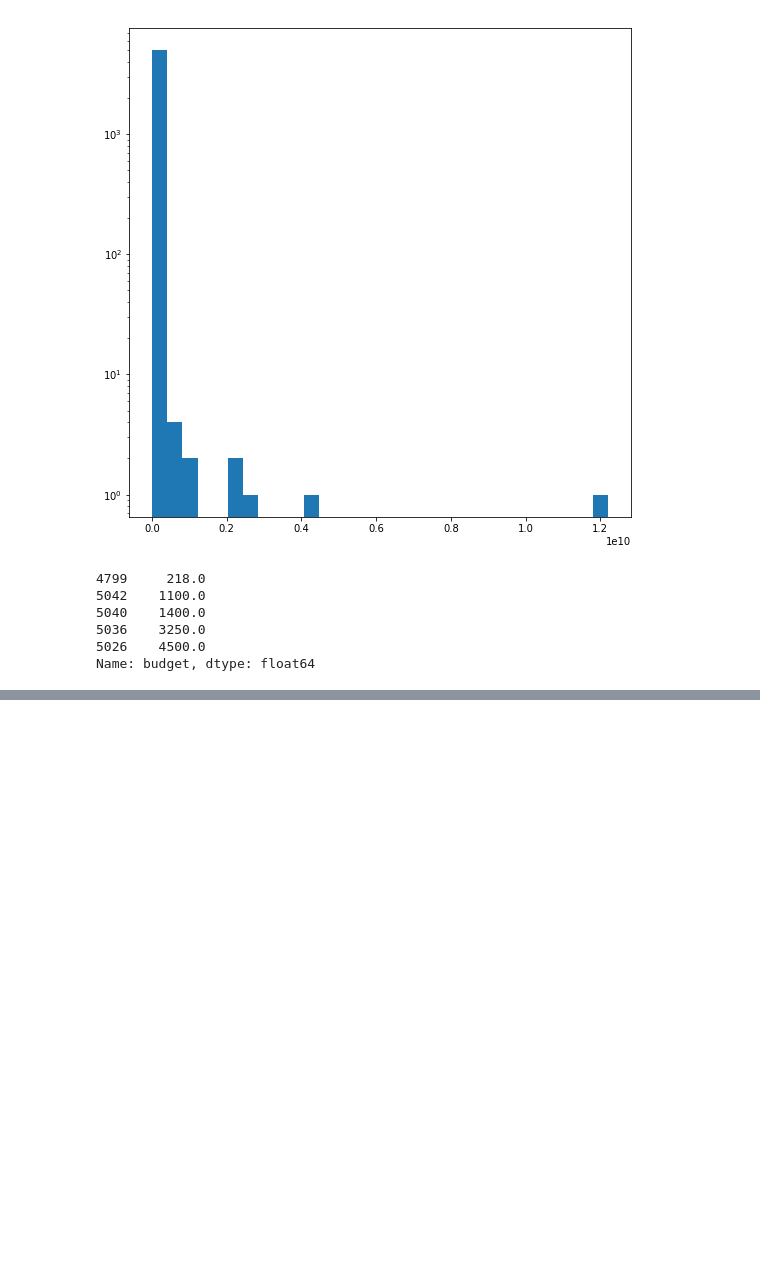
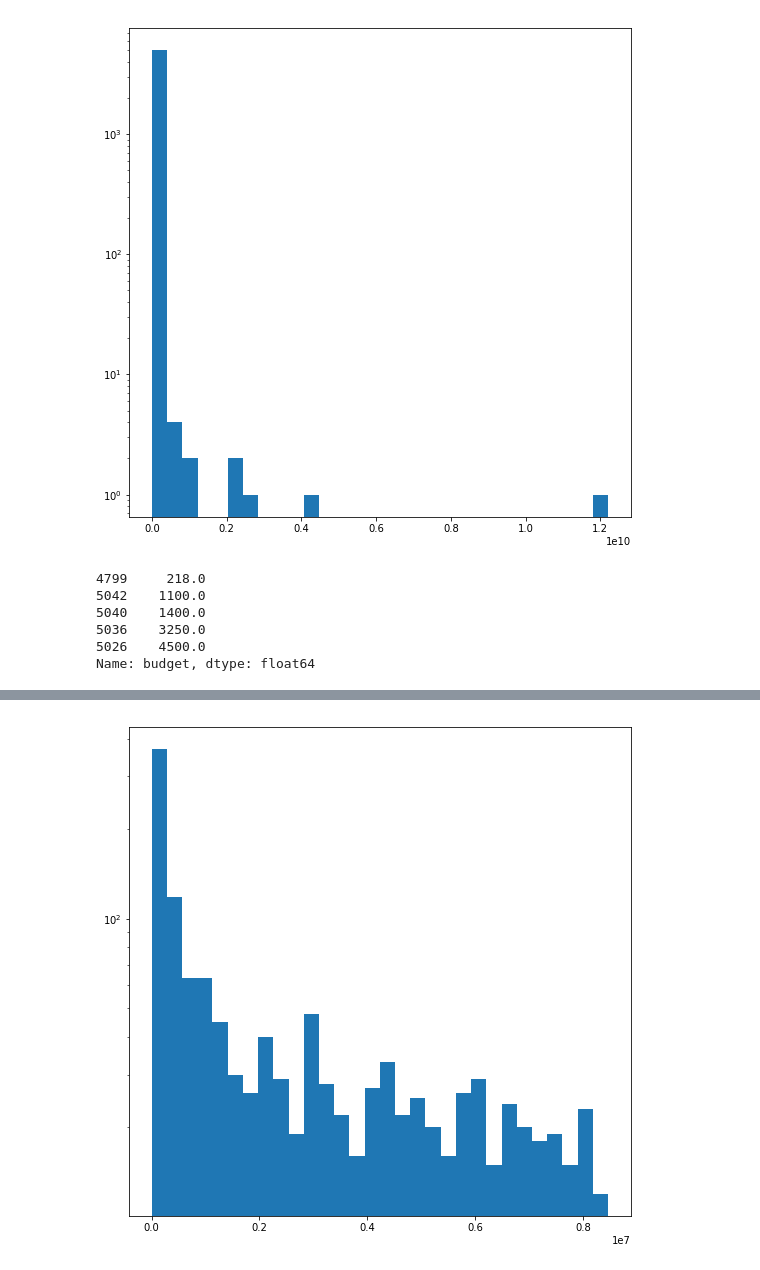
Before and after one commit to annulet/matstat, a Jupyter notebook: project.ipynb, the cells around one changed output, grey strips where cells are left out. Drawn from its saved outputs; the diff is of its cells as text; code cells hidden in the pictures; blank space fills up the shorter version.

```diff
--- a/project.ipynb
+++ b/project.ipynb
@@ -155,0 +195,4 @@ Name: budget, dtype: float64
+# %%
+# Первый квартиль по сборам
+quartil_1 = imdb.loc[imdb['gross'] < 8460992]
+quartil_1.head()
@@ -155,0 +206,5 @@ Name: budget, dtype: float64
+# %%
+gross = quartil_1.loc[:, 'gross']
+hist_col(gross)
+# %% [output]
+[figure, added]
```
Also changed, not shown: parts of 10 cells of this notebook.
